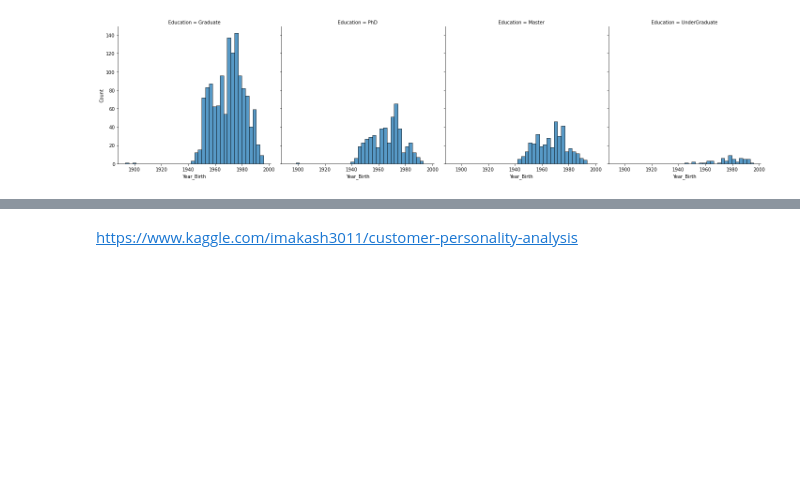
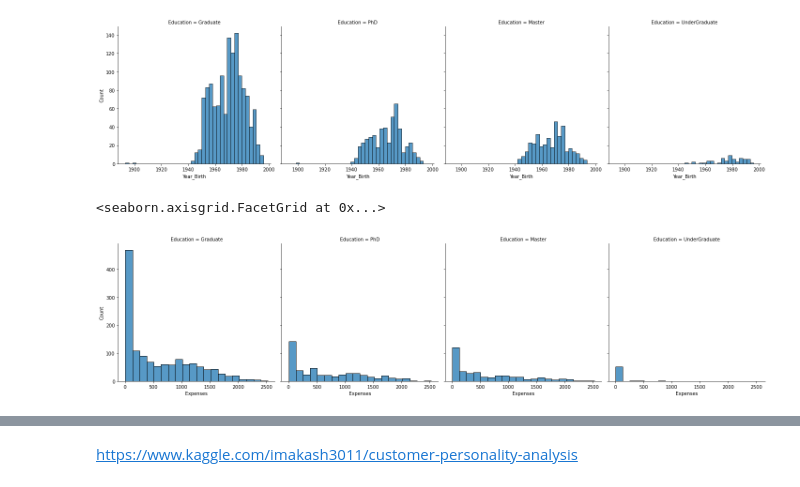
Before and after one commit to joseluistello/Python--, a Jupyter notebook: Data-Analysis-Python/Customer Analysis.ipynb, the cells around one changed output, grey strips where cells are left out. Cells and saved outputs as stored; diff of their text form; code cells hidden in the pictures; blank space fills up the shorter version.

```diff
--- a/Data-Analysis-Python/Customer Analysis.ipynb
+++ b/Data-Analysis-Python/Customer Analysis.ipynb
@@ -262,5 +264,13 @@ sns.displot(df,
 # %% [output]
 <seaborn.axisgrid.FacetGrid at 0x...>
 [figure]
+# %%
+sns.displot(df,
+           x="Expenses",
+            bins=20,
+           col="Education")
+# %% [output]
+<seaborn.axisgrid.FacetGrid at 0x...>
+[figure, added]
 # %%
 sns.displot(df,
```
Also changed, not shown: parts of 7 cells of this notebook.
